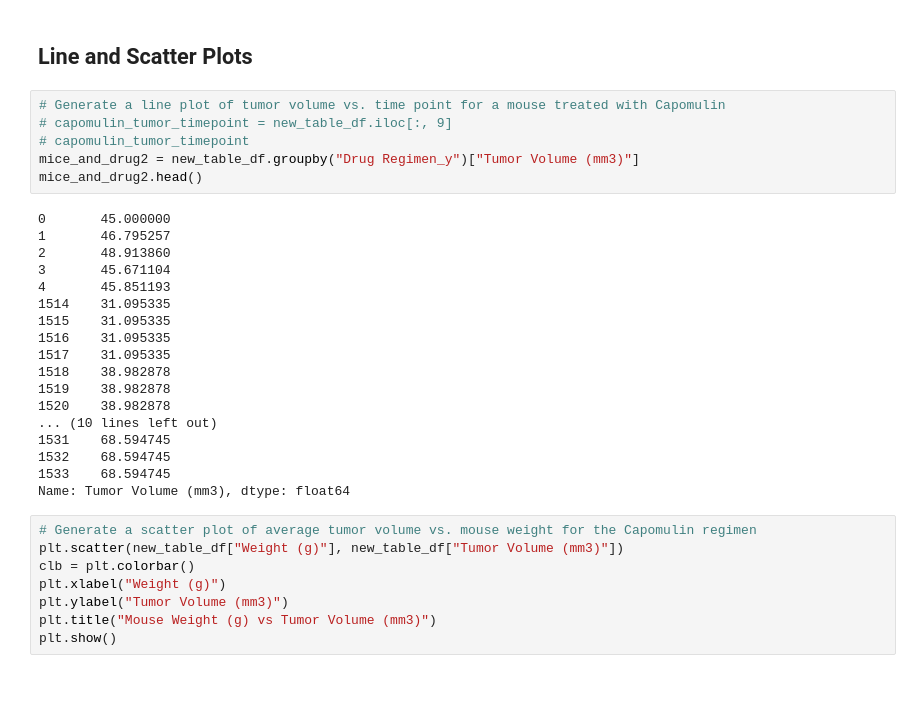
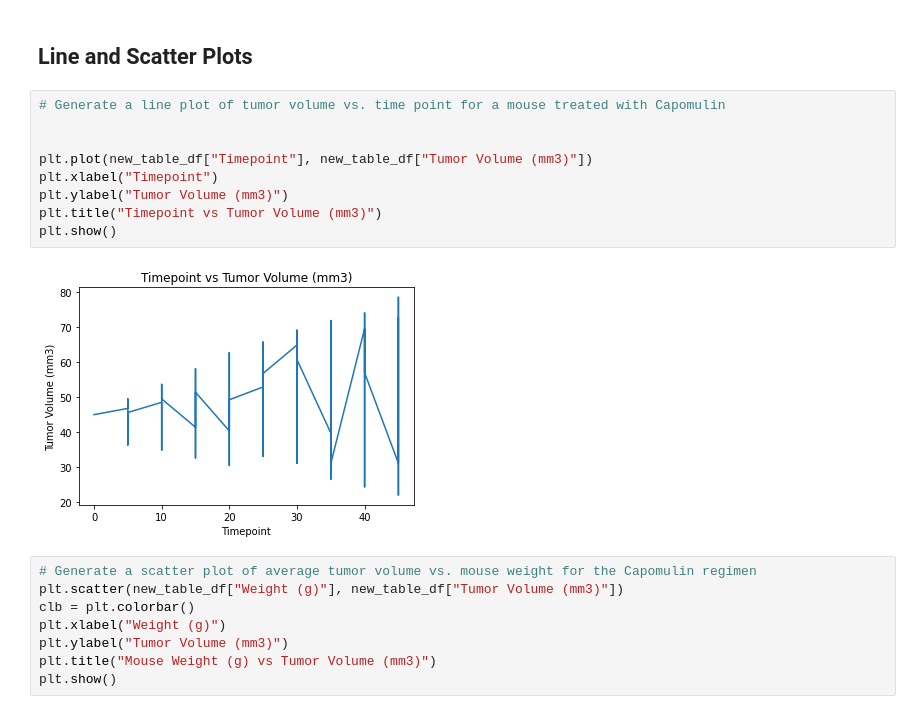
Before and after one commit to aidixon/matplotlib-challenge, a Jupyter notebook: Pymaceuticals/pymaceuticals_starter.ipynb, the cells around one changed output. Drawn from its saved outputs; the diff is of its cells as text; blank space fills up the shorter version.

Commit message:
Created a line plot...somewhat

```diff
--- a/Pymaceuticals/pymaceuticals_starter.ipynb
+++ b/Pymaceuticals/pymaceuticals_starter.ipynb
@@ -366,28 +366,15 @@ TypeError: cannot perform reduce with flexible type
 ## Line and Scatter Plots
 # %%
 # Generate a line plot of tumor volume vs. time point for a mouse treated with Capomulin
-# capomulin_tumor_timepoint = new_table_df.iloc[:, 9]
-# capomulin_tumor_timepoint
-mice_and_drug2 = new_table_df.groupby("Drug Regimen_y")["Tumor Volume (mm3)"]
-mice_and_drug2.head()
+
+
+plt.plot(new_table_df["Timepoint"], new_table_df["Tumor Volume (mm3)"])
+plt.xlabel("Timepoint")
+plt.ylabel("Tumor Volume (mm3)")
+plt.title("Timepoint vs Tumor Volume (mm3)")
+plt.show()
 # %% [output]
-0       45.000000
-1       46.795257
-2       48.913860
-3       45.671104
-4       45.851193
-1514    31.095335
-1515    31.095335
-1516    31.095335
-1517    31.095335
-1518    38.982878
-1519    38.982878
-1520    38.982878
-... (10 lines left out)
-1531    68.594745
-1532    68.594745
-1533    68.594745
-Name: Tumor Volume (mm3), dtype: float64
+[figure, added]
 # %%
 # Generate a scatter plot of average tumor volume vs. mouse weight for the Capomulin regimen
 plt.scatter(new_table_df["Weight (g)"], new_table_df["Tumor Volume (mm3)"])
```
